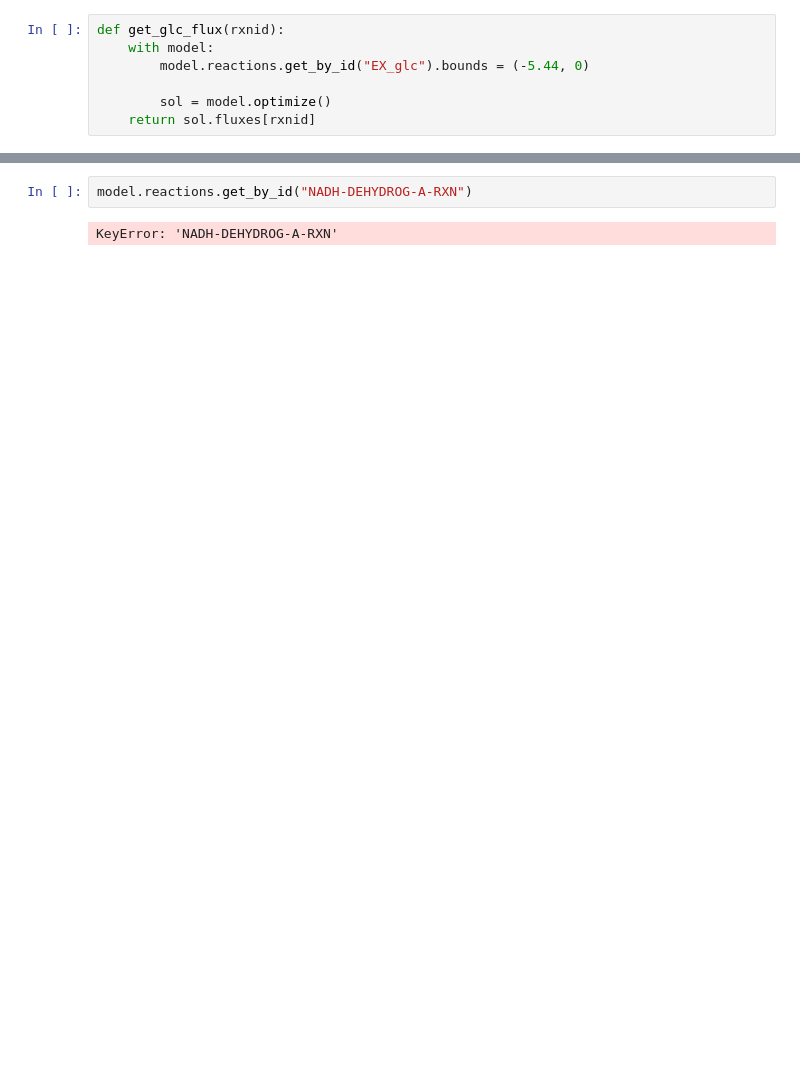
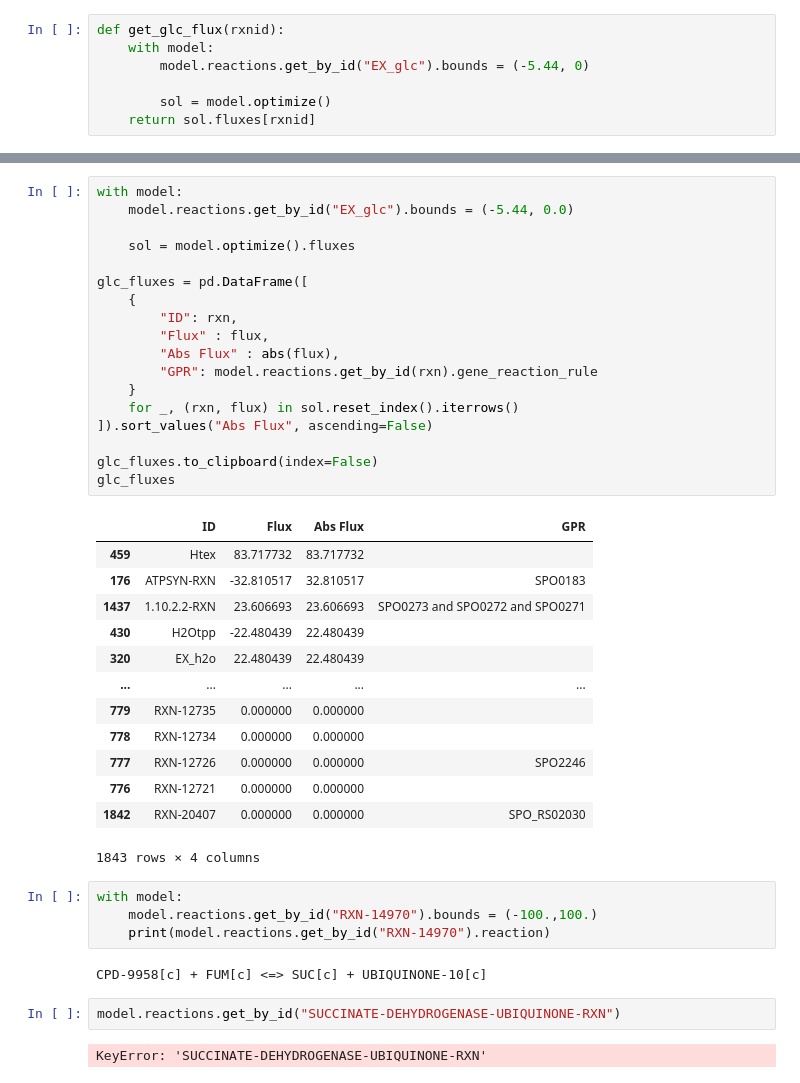
Before and after one commit to C-CoMP-STC/rpom-fba, a Jupyter notebook: notebooks/duplicates.ipynb, the cells around one changed output, grey strips where cells are left out. Saved outputs shown, nothing was run; the diff lists cells and outputs as text; blank space fills up the shorter version.

```diff
--- a/notebooks/duplicates.ipynb
+++ b/notebooks/duplicates.ipynb
@@ -94,4 +88,42 @@ instanced_reactions
 # %%
-model.reactions.get_by_id("NADH-DEHYDROG-A-RXN")
+with model:
+    model.reactions.get_by_id("EX_glc").bounds = (-5.44, 0.0)
+
+    sol = model.optimize().fluxes
+
+glc_fluxes = pd.DataFrame([
+    {
+        "ID": rxn,
+        "Flux" : flux,
+        "Abs Flux" : abs(flux),
+        "GPR": model.reactions.get_by_id(rxn).gene_reaction_rule
+    }
+    for _, (rxn, flux) in sol.reset_index().iterrows()
+]).sort_values("Abs Flux", ascending=False)
+
+glc_fluxes.to_clipboard(index=False)
+glc_fluxes
 # %% [output]
+|  | ID | Flux | Abs Flux | GPR |
+| 459 | Htex | 83.717732 | 83.717732 |  |
+| 176 | ATPSYN-RXN | -32.810517 | 32.810517 | SPO0183 |
+| 1437 | 1.10.2.2-RXN | 23.606693 | 23.606693 | SPO0273 and SPO0272 and SPO0271 |
+| 430 | H2Otpp | -22.480439 | 22.480439 |  |
+| 320 | EX_h2o | 22.480439 | 22.480439 |  |
+| ... | ... | ... | ... | ... |
+| 779 | RXN-12735 | 0.000000 | 0.000000 |  |
+| 778 | RXN-12734 | 0.000000 | 0.000000 |  |
+| 777 | RXN-12726 | 0.000000 | 0.000000 | SPO2246 |
+| 776 | RXN-12721 | 0.000000 | 0.000000 |  |
+| 1842 | RXN-20407 | 0.000000 | 0.000000 | SPO_RS02030 |
-KeyError: 'NADH-DEHYDROG-A-RXN'
+1843 rows × 4 columns
+# %%
+with model:
+    model.reactions.get_by_id("RXN-14970").bounds = (-100.,100.)
+    print(model.reactions.get_by_id("RXN-14970").reaction)
+# %% [output]
+CPD-9958[c] + FUM[c] <=> SUC[c] + UBIQUINONE-10[c]
+# %%
+model.reactions.get_by_id("SUCCINATE-DEHYDROGENASE-UBIQUINONE-RXN")
+# %% [output]
+KeyError: 'SUCCINATE-DEHYDROGENASE-UBIQUINONE-RXN'
```
Also changed, not shown: parts of 3 cells of this notebook, 8 other files.
